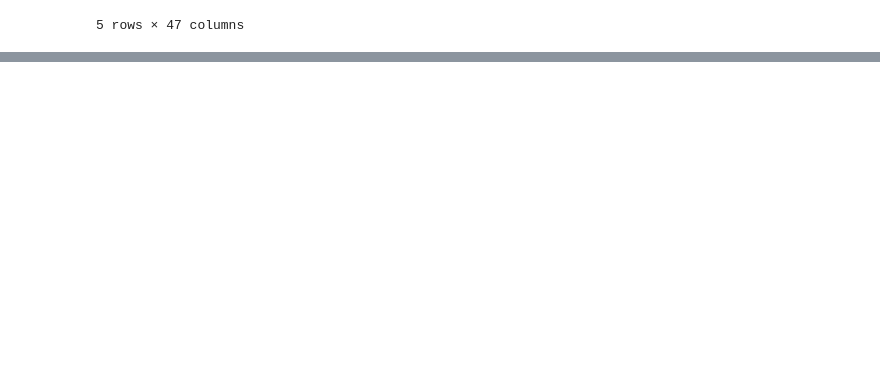
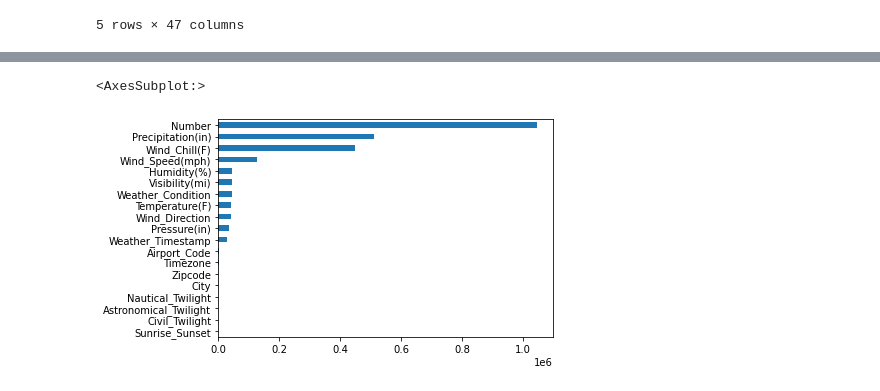
Before and after one commit to JLZhu2020/US_Accidents_Project, a Jupyter notebook: US_Accidents_Project.ipynb, the cells around one changed output, grey strips where cells are left out. Cells and saved outputs as stored; diff of their text form; code cells hidden in the pictures; blank space fills up the shorter version.

```diff
--- a/US_Accidents_Project.ipynb
+++ b/US_Accidents_Project.ipynb
@@ -3,6 +9,6 @@ import pandas as pd
 # %%
-df = pd.read_csv("US_Accidents.csv")
-df.head()
+usaccidents = pd.read_csv("US_Accidents.csv")
+usaccidents.head()
 # %% [output]
 |  | ID | Severity | Start_Time | End_Time | Start_Lat | Start_Lng | End_Lat | End_Lng | Distance(mi) | ... |
 | 0 | A-2716600 | 3 | 2016-02-08 00:37:08 | 2016-02-08 06:37:08 | 40.10891 | -83.09286 | 40.11206 | -83.03187 | 3.230 | ... |
@@ -13,0 +52,3 @@ df.head()
+# %%
+total_missing = usaccidents.isna().sum().sort_values()
+total_missing
@@ -13,0 +73,5 @@ df.head()
+# %%
+total_missing[total_missing != 0].plot(kind='barh')
+# %% [output]
+<AxesSubplot:>
+[figure, added]
```
Also changed, not shown: parts of 23 cells of this notebook.
